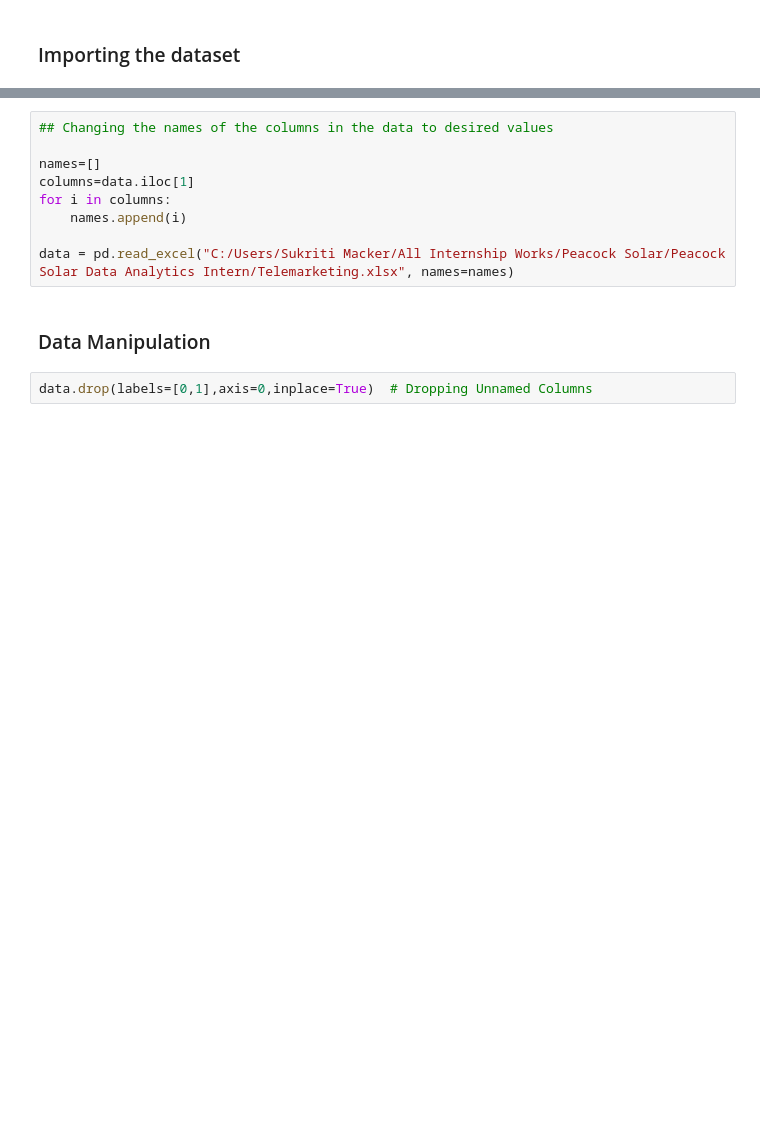
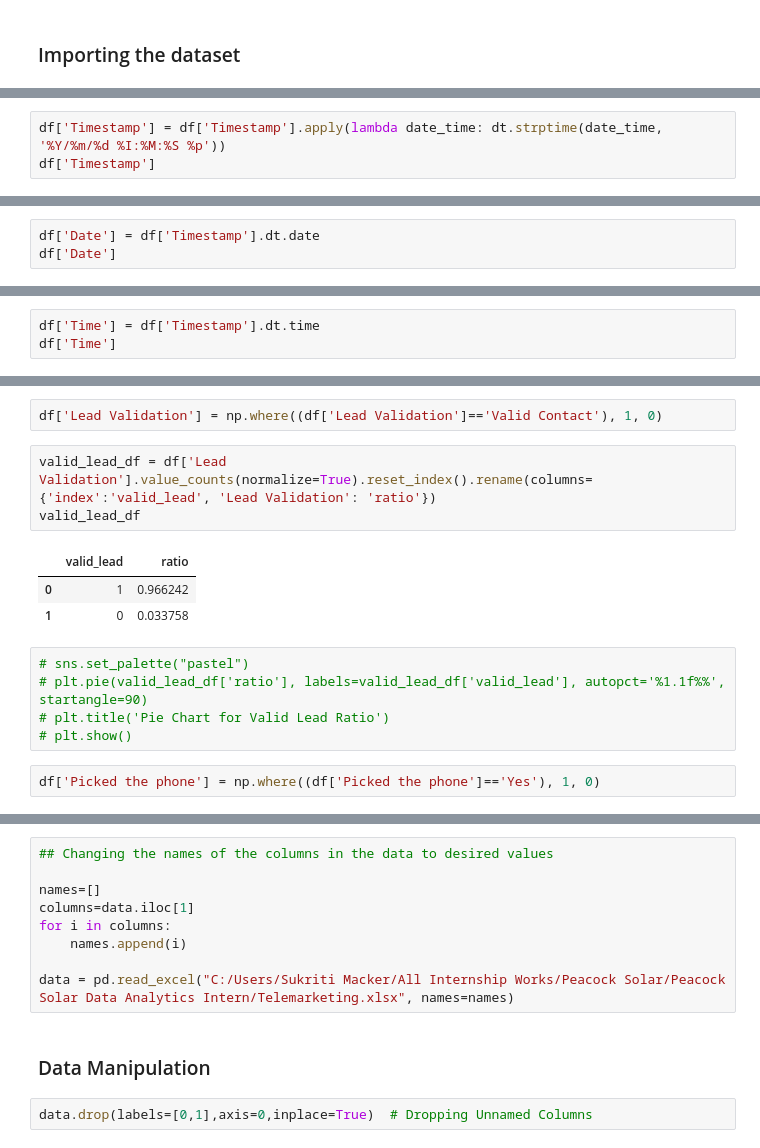
Before and after one commit to sukritimacker/LeadInsight-Analyzer, a Jupyter notebook: EDA for Telemarketing Data.ipynb, the cells around one changed output, grey strips where cells are left out. Saved outputs shown, nothing was run; the diff lists cells and outputs as text; blank space fills up the shorter version.

```diff
--- a/EDA for Telemarketing Data.ipynb
+++ b/EDA for Telemarketing Data.ipynb
@@ -25,0 +89,3 @@ data.head(4)
+# %%
+df['Timestamp'] = df['Timestamp'].apply(lambda date_time: dt.strptime(date_time, '%Y/%m/%d %I:%M:%S %p'))
+df['Timestamp']
@@ -25,0 +105,3 @@ data.head(4)
+# %%
+df['Date'] = df['Timestamp'].dt.date
+df['Date']
@@ -25,0 +121,3 @@ data.head(4)
+# %%
+df['Time'] = df['Timestamp'].dt.time
+df['Time']
@@ -25,0 +144,16 @@ data.head(4)
+# %%
+df['Lead Validation'] = np.where((df['Lead Validation']=='Valid Contact'), 1, 0)
+# %%
+valid_lead_df = df['Lead Validation'].value_counts(normalize=True).reset_index().rename(columns={'index':'valid_lead', 'Lead Validation': 'ratio'})
+valid_lead_df
+# %% [output]
+|  | valid_lead | ratio |
+| 0 | 1 | 0.966242 |
+| 1 | 0 | 0.033758 |
+# %%
+# sns.set_palette("pastel")
+# plt.pie(valid_lead_df['ratio'], labels=valid_lead_df['valid_lead'], autopct='%1.1f%%', startangle=90)
+# plt.title('Pie Chart for Valid Lead Ratio')
+# plt.show()
+# %%
+df['Picked the phone'] = np.where((df['Picked the phone']=='Yes'), 1, 0)
```
Also changed, not shown: parts of 21 cells of this notebook, 1 other file.
